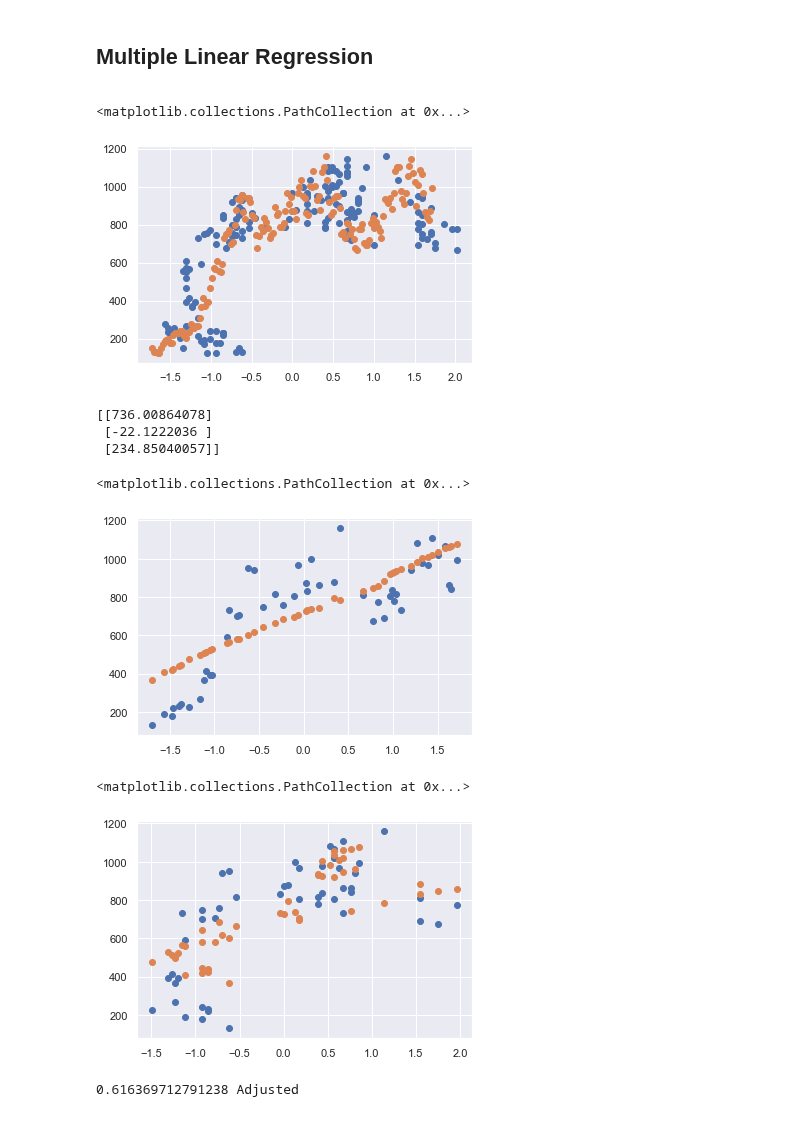
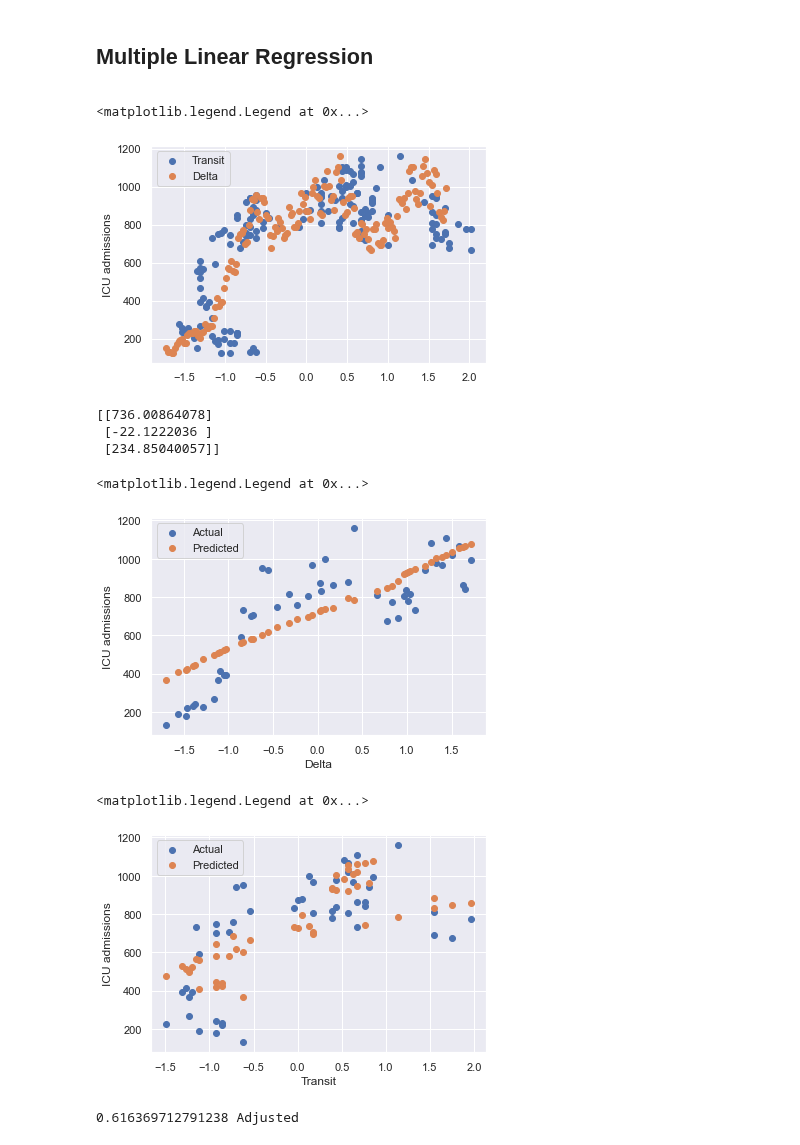
Before and after one commit to clash9529/DDW_Task2, a Jupyter notebook: predict_icu_admission.ipynb, the cells around one changed output. Saved outputs shown, nothing was run; the diff lists cells and outputs as text; code cells hidden in the pictures.

```diff
--- a/predict_icu_admission.ipynb
+++ b/predict_icu_admission.ipynb
@@ -337,13 +356,15 @@ print(a_r2, "Adjusted")
 # %%
 df_features, df_target = get_features_targets(df,["Transit", "Delta"],["ICU admissions"])
 
 df_features = normalize_z(df_features)
 
-plt.scatter(df_features["Transit"], df_target)
-plt.scatter(df_features["Delta"], df_target)
+plt.scatter(df_features["Transit"], df_target, label="Transit")
+plt.scatter(df_features["Delta"], df_target, label="Delta")
+plt.ylabel("ICU admissions")
+plt.legend()
 # %% [output]
-<matplotlib.collections.PathCollection at 0x...>
+<matplotlib.legend.Legend at 0x...>
-[figure, old version]
+[figure, new version]
 # %%
 df_features_third = df_features
 
@@ -367,20 +388,26 @@ print(beta)
 pred = predict(df_features_test, beta)
 # print(pred)
 
-plt.scatter(df_features_test["Delta"], df_target_test)
-plt.scatter(df_features_test["Delta"], pred)
+plt.scatter(df_features_test["Delta"], df_target_test, label="Actual")
+plt.scatter(df_features_test["Delta"], pred, label="Predicted")
+plt.ylabel("ICU admissions")
+plt.xlabel("Delta")
+plt.legend()
 # %% [output]
 [[736.00864078]
  [-22.1222036 ]
  [234.85040057]]
-<matplotlib.collections.PathCollection at 0x...>
+<matplotlib.legend.Legend at 0x...>
-[figure, old version]
+[figure, new version]
 # %%
-plt.scatter(df_features_test["Transit"], df_target_test)
-plt.scatter(df_features_test["Transit"], pred)
+plt.scatter(df_features_test["Transit"], df_target_test, label="Actual")
+plt.scatter(df_features_test["Transit"], pred, label="Predicted")
+plt.ylabel("ICU admissions")
+plt.xlabel("Transit")
+plt.legend()
 # %% [output]
-<matplotlib.collections.PathCollection at 0x...>
+<matplotlib.legend.Legend at 0x...>
-[figure, old version]
+[figure, new version]
 # %%
 # TESTS
 target = prepare_target(df_target_test)
```
Also changed, not shown: parts of 7 cells of this notebook.
